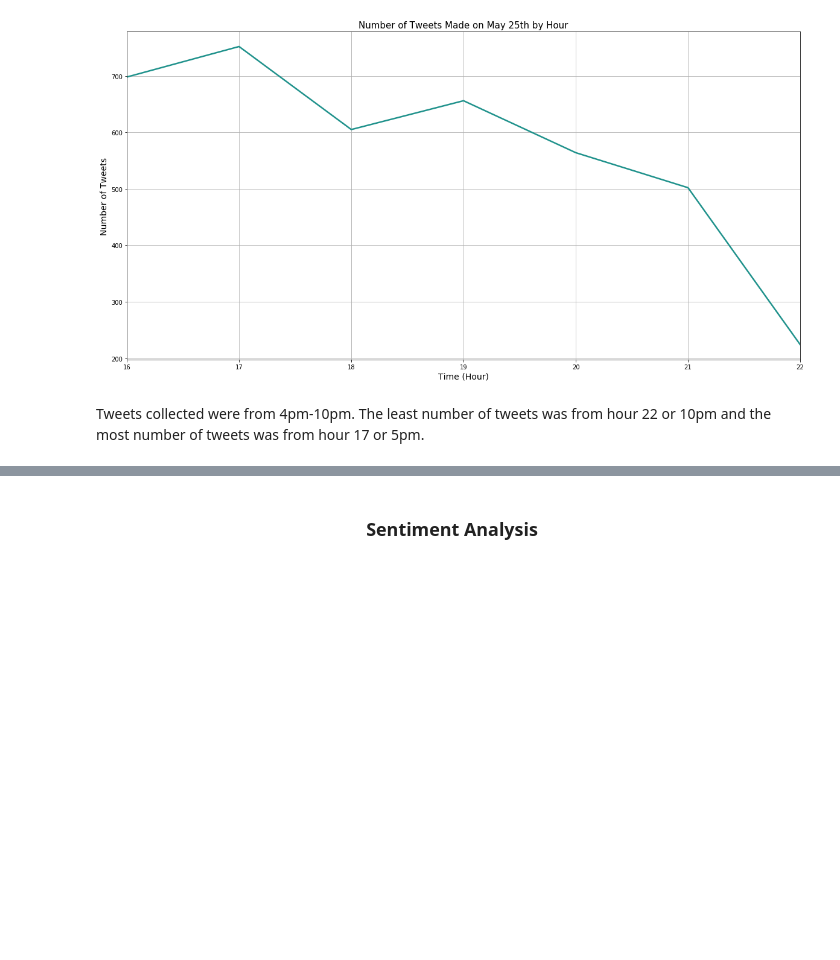
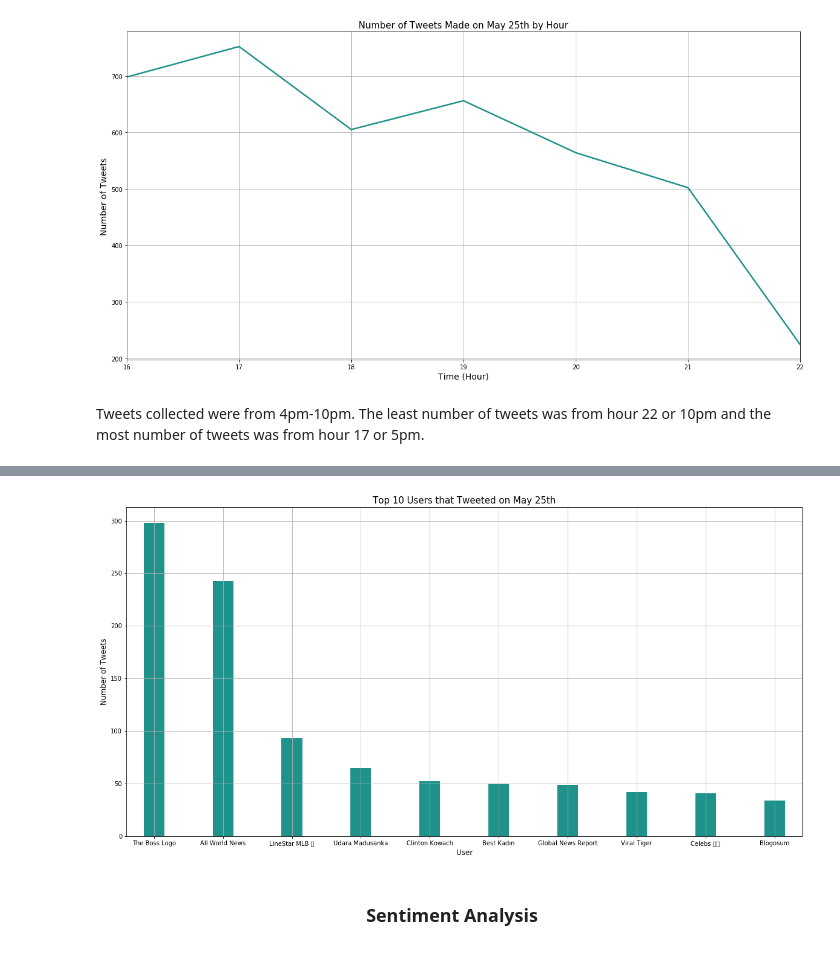
Before and after one commit to pinkdragon1000/News-Tweet-Analysis, a Jupyter notebook: News Tweet Analysis.ipynb, the cells around one changed output, grey strips where cells are left out. Cells and saved outputs as stored; diff of their text form; code cells hidden in the pictures; blank space fills up the shorter version.

```diff
--- a/News Tweet Analysis.ipynb
+++ b/News Tweet Analysis.ipynb
@@ -146,0 +204,3 @@ Tweets collected were from 4pm-10pm.  The least number of tweets was from hour 2
+# %%
+users=pd.DataFrame(data=[tweet['user']['name'] for tweet in cached_tweets], columns=['User'])
+users
@@ -146,0 +232,3 @@ Tweets collected were from 4pm-10pm.  The least number of tweets was from hour 2
+# %%
+userscount=pd.DataFrame(users['User'].value_counts())
+userscount
@@ -147,3 +254,13 @@ Tweets collected were from 4pm-10pm.  The least number of tweets was from hour 2
+# %%
+userscount[0:10].plot(kind='bar', figsize=(20,10), width=0.3, color=[('#20928C')], legend=False)
+plt.title("Top 10 Users that Tweeted on May 25th", fontsize="15")
+plt.xlabel("User", fontsize="12")
+plt.ylabel("Number of Tweets", fontsize="12")
+plt.xticks(rotation=0)
+plt.grid()
+plt.show()
+# %% [output]
+[figure, added]
 # %% [markdown]
 <center><h3>Sentiment Analysis</h3></center>
 # %%
```
Also changed, not shown: parts of 24 cells of this notebook.
